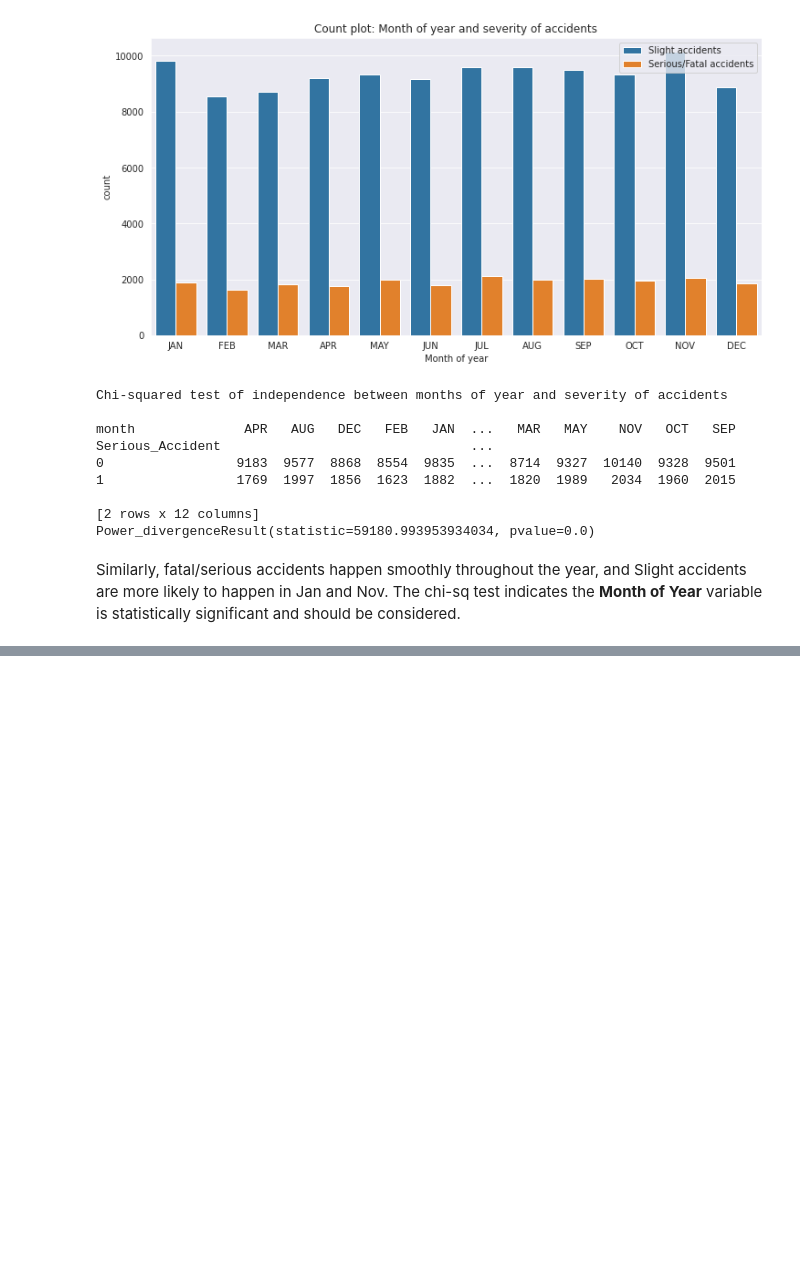
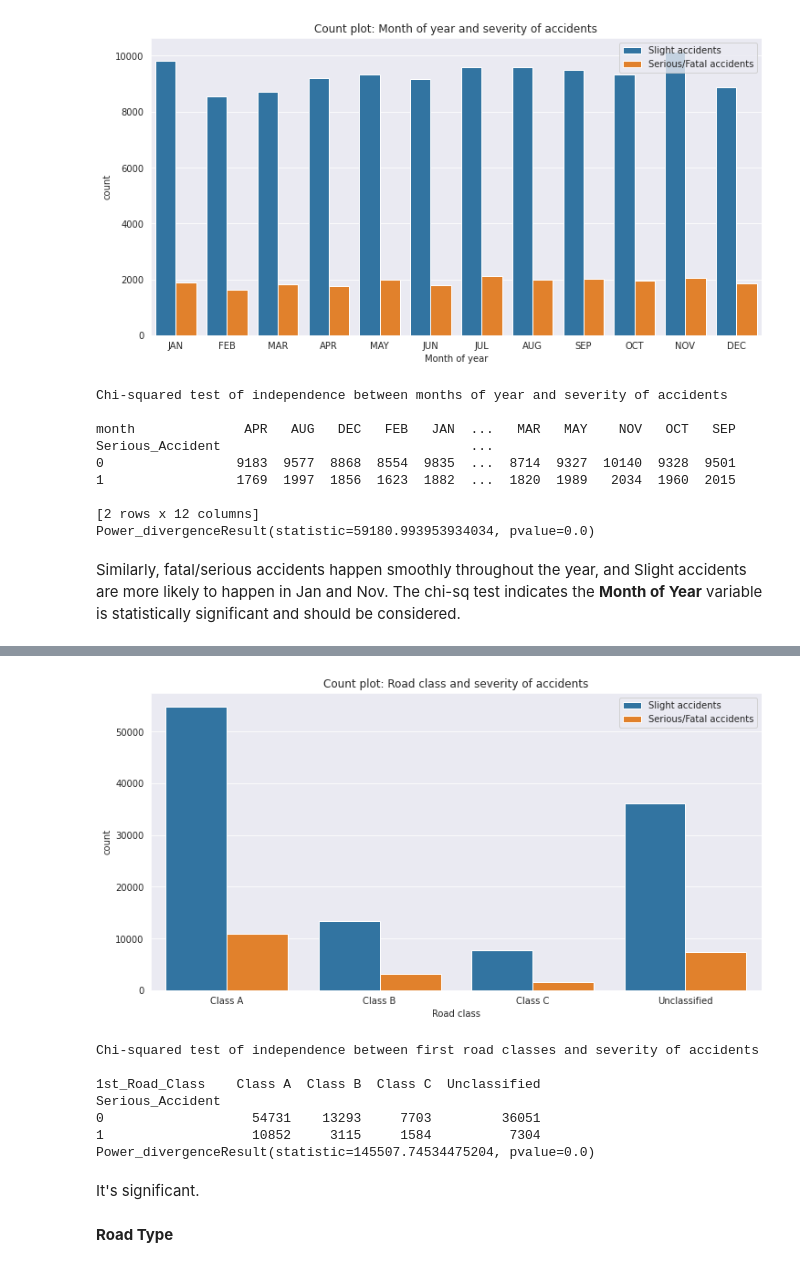
Before and after one commit to brian-pan/road-safety-machine-learning-report, a Jupyter notebook: machine_learning_python_project_one.ipynb, the cells around one changed output, grey strips where cells are left out. Saved outputs shown, nothing was run; the diff lists cells and outputs as text; code cells hidden in the pictures; blank space fills up the shorter version.

```diff
--- a/machine_learning_python_project_one.ipynb
+++ b/machine_learning_python_project_one.ipynb
@@ -443,0 +514,30 @@ Similarly, fatal/serious accidents happen smoothly throughout the year, and Slig
+# %%
+# Road class
+mapper = {1: "Class A", 2: "Class A", 3: "Class A", 4: "Class B", 5: "Class C"}
+df['1st_Road_Class'] = [mapper[i] if i in mapper else "Unclassified" for i in df['1st_Road_Class']]
+# %%
+plt.figure(figsize=(12,6))
+# Count plot
+sns.countplot(x=df['1st_Road_Class'], hue="Serious_Accident", data=df, order=["Class A", "Class B", "Class C", "Unclassified"])
+plt.xlabel('Road class')
+plt.title('Count plot: Road class and severity of accidents')
+plt.legend(labels=['Slight accidents', 'Serious/Fatal accidents'])
+plt.show()
+
+# Table of counts and chi-squared test of independence
+print('Chi-squared test of independence between first road classes and severity of accidents', color=[91])
+print()
+chi_sq_test('Serious_Accident','1st_Road_Class')
+# %% [output]
+[figure, added]
+Chi-squared test of independence between first road classes and severity of accidents
+
+1st_Road_Class    Class A  Class B  Class C  Unclassified
+Serious_Accident
+0                   54731    13293     7703         36051
+1                   10852     3115     1584          7304
+Power_divergenceResult(statistic=145507.74534475204, pvalue=0.0)
+# %% [markdown]
+It's significant.
+# %% [markdown]
+**Road Type**
```
Also changed, not shown: parts of 14 cells of this notebook.
